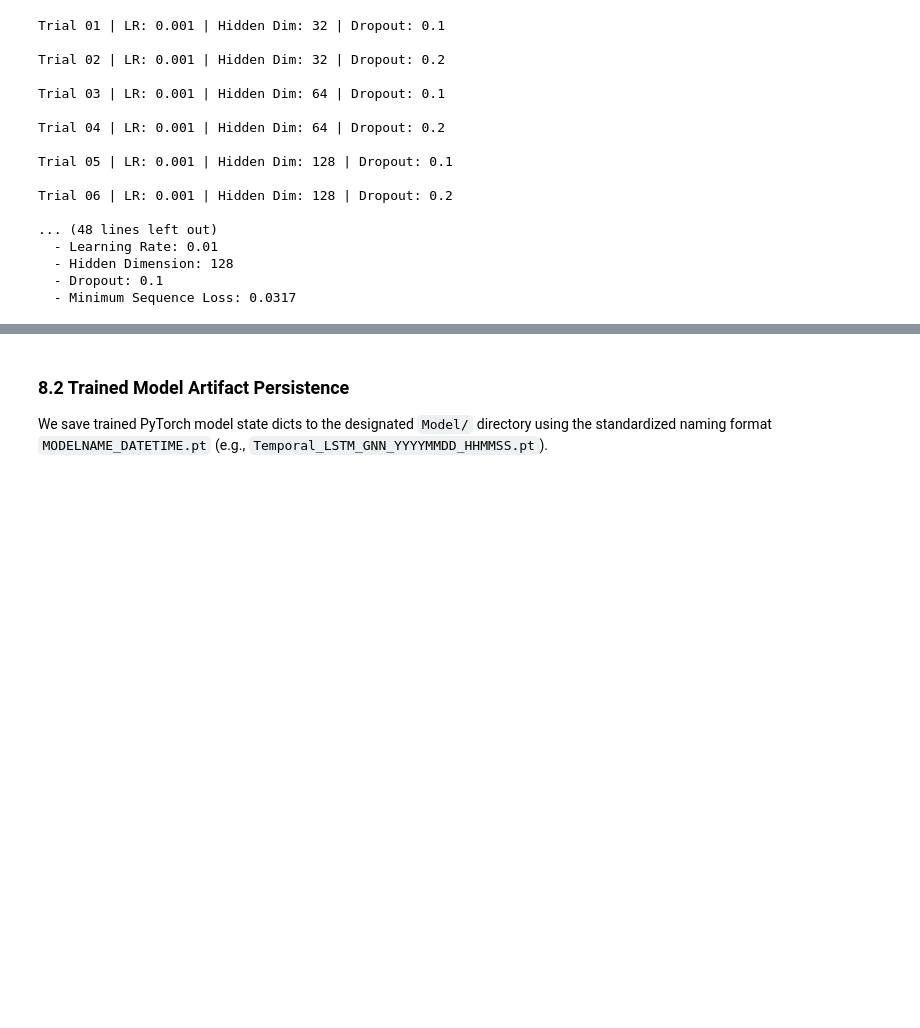
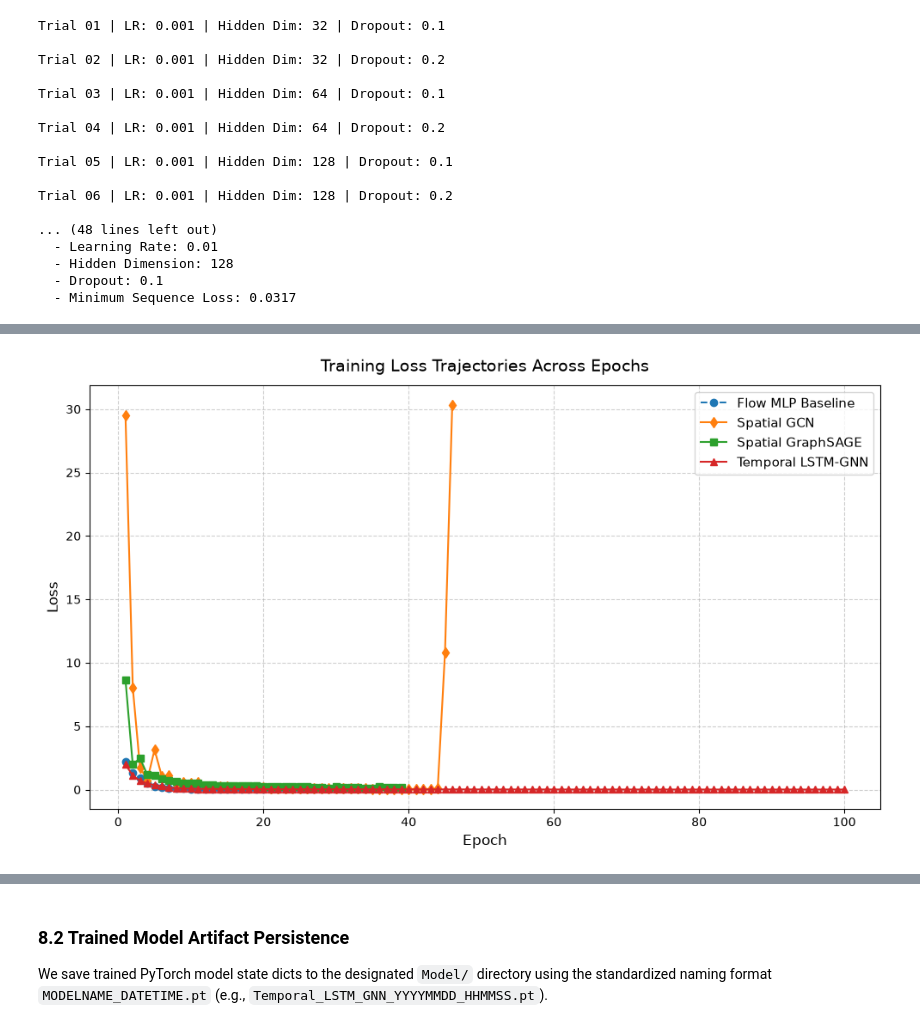
Before and after one commit to neutr0nslayer/AIML_505_project, a Jupyter notebook: Temporal_Botnet_Detection_GNN.ipynb, the cells around one changed output, grey strips where cells are left out. Saved outputs shown, nothing was run; the diff lists cells and outputs as text; code cells hidden in the pictures; blank space fills up the shorter version.

Commit message:
feat: add visualization plots for model evaluation and update results directory in notebook

```diff
--- a/Temporal_Botnet_Detection_GNN.ipynb
+++ b/Temporal_Botnet_Detection_GNN.ipynb
@@ -1163,0 +886,16 @@ Temporal LSTM-GNN  0.956165           0.725206        0.970138          0.745183
+# %%
+import os
+import numpy as np
+import pandas as pd
+import matplotlib.pyplot as plt
+from sklearn.metrics import classification_report, accuracy_score, f1_score, precision_score, recall_score, confusion_matrix
+
+# Initialize results directories for figure and report storage
+results_dir = 'Results'
+plots_dir = os.path.join(results_dir, 'Plots')
+reports_dir = os.path.join(results_dir, 'Reports')
+os.makedirs(plots_dir, exist_ok=True)
+os.makedirs(reports_dir, exist_ok=True)
+
+# Global list to collect metrics across models
+all_model_results = []
@@ -1163,0 +1332,81 @@ Temporal LSTM-GNN  0.956165           0.725206        0.970138          0.745183
+# %%
+# Master Performance Summary Table
+results_df = pd.DataFrame(all_model_results)
+summary_csv_path = os.path.join(reports_dir, 'Comparative_Performance_Summary.csv')
+results_df.to_csv(summary_csv_path, index=False)
+
+print("=== Master Comparative Performance Summary ===")
+print(results_df.to_string(index=False))
+print(f"\n[SAVED CSV SUMMARY] -> '{summary_csv_path}'")
+
+# Plot 1: Combined Training Loss Trajectories Plot across all models
+plt.figure(figsize=(10, 6))
+plt.plot(range(1, len(mlp_losses) + 1), mlp_losses, label='Flow MLP Baseline', marker='o', linestyle='--')
+plt.plot(range(1, len(gcn_losses) + 1), gcn_losses, label='Spatial GCN', marker='d')
+plt.plot(range(1, len(sage_losses) + 1), sage_losses, label='Spatial GraphSAGE', marker='s')
+plt.plot(range(1, len(temp_losses) + 1), temp_losses, label='Temporal LSTM-GNN', marker='^')
+plt.title('Training Loss Trajectories Across Epochs', fontsize=14, pad=12)
+plt.xlabel('Epoch', fontsize=12)
+plt.ylabel('Loss', fontsize=12)
+plt.legend(fontsize=11)
+plt.grid(True, linestyle='--', alpha=0.6)
+plt.tight_layout()
+loss_chart_path = os.path.join(plots_dir, 'Training_Loss_Trajectories.png')
+plt.savefig(loss_chart_path, dpi=300)
+plt.show()
+plt.close()
+print(f"[SAVED GRAPH] Combined Loss Trajectories Plot -> '{loss_chart_path}'")
+
+# Plot 2: 2x2 Grid Confusion Matrix Comparison across all models
+fig, axes = plt.subplots(2, 2, figsize=(14, 12))
+axes = axes.flatten()
+models_data = [
+    ('Flow MLP Baseline', y_true_mlp, y_pred_mlp),
+    ('Spatial GCN', y_true_gcn, y_pred_gcn),
+    ('Spatial GraphSAGE', y_true_sage, y_pred_sage),
+    ('Temporal LSTM-GNN', y_true_temp, y_pred_temp)
+]
+for idx, (m_name, yt, yp) in enumerate(models_data):
+    ax = axes[idx]
+    cm = confusion_matrix(yt, yp)
+    im = ax.imshow(cm, interpolation='nearest', cmap=plt.cm.Blues)
+    ax.set_title(m_name, fontsize=13, fontweight='bold')
+    fig.colorbar(im, ax=ax)
+    tick_marks = np.arange(len(class_names))
+    ax.set_xticks(tick_marks)
+    ax.set_yticks(tick_marks)
+    ax.set_xticklabels(class_names, rotation=30)
+    ax.set_yticklabels(class_names)
+    thresh = cm.max() / 2.
+    for i in range(cm.shape[0]):
+        for j in range(cm.shape[1]):
+            ax.text(j, i, format(cm[i, j], 'd'), ha="center", va="center",
+                    color="white" if cm[i, j] > thresh else "black")
+    ax.set_ylabel('True Label')
+    ax.set_xlabel('Predicted Label')
+plt.suptitle('Confusion Matrix Comparison Across Models', fontsize=16, y=1.02)
+plt.tight_layout()
+grid_cm_path = os.path.join(plots_dir, 'Confusion_Matrix_2x2_Grid.png')
+plt.savefig(grid_cm_path, dpi=300, bbox_inches='tight')
+plt.show()
+plt.close()
+print(f"[SAVED GRAPH] 2x2 Confusion Matrix Grid -> '{grid_cm_path}'")
+
+# Plot 3: Comparative Metrics Bar Chart
+results_df.set_index('Model')[['Accuracy', 'Precision (Macro)', 'Recall (Macro)', 'F1-Score (Macro)']].plot(
+    kind='bar', figsize=(12, 6), colormap='viridis', edgecolor='black'
+)
+plt.title('Model Performance Comparison Across Key Metrics', fontsize=14, pad=12)
+plt.ylabel('Score', fontsize=12)
+plt.xlabel('Model Architecture', fontsize=12)
+plt.xticks(rotation=15)
+plt.ylim(0, 1.05)
+plt.legend(loc='lower right')
+plt.grid(axis='y', linestyle='--', alpha=0.7)
+plt.tight_layout()
+metrics_chart_path = os.path.join(plots_dir, 'Comparative_Model_Metrics_Bar_Chart.png')
+plt.savefig(metrics_chart_path, dpi=300)
+plt.show()
+plt.close()
+print(f"[SAVED GRAPH] Comparative Metrics Bar Chart -> '{metrics_chart_path}'")
+# %% [output]
@@ -1163,0 +1421 @@ Temporal LSTM-GNN  0.956165           0.725206        0.970138          0.745183
+[figure, added]
```
Also changed, not shown: parts of 14 cells of this notebook, 9 other files.
